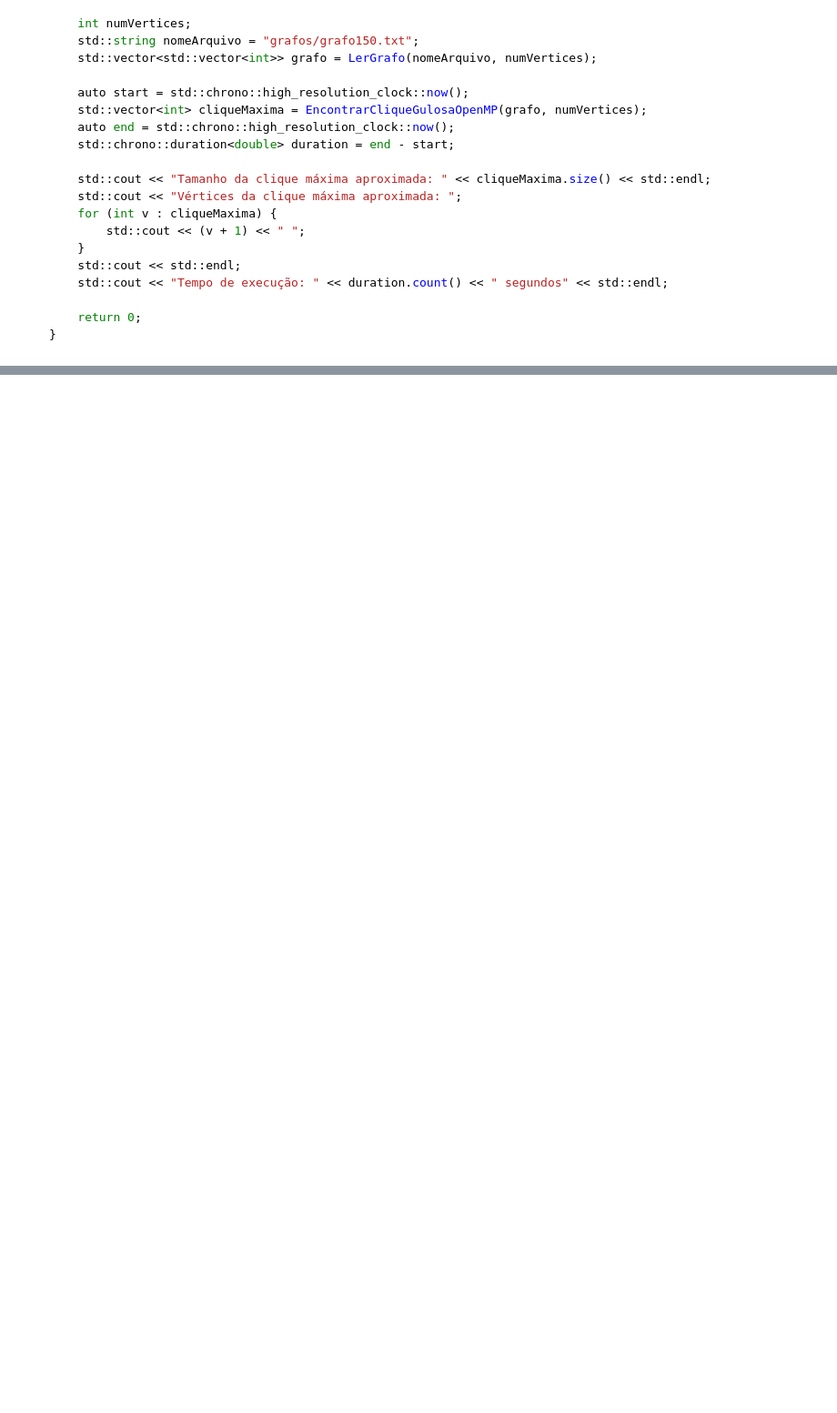
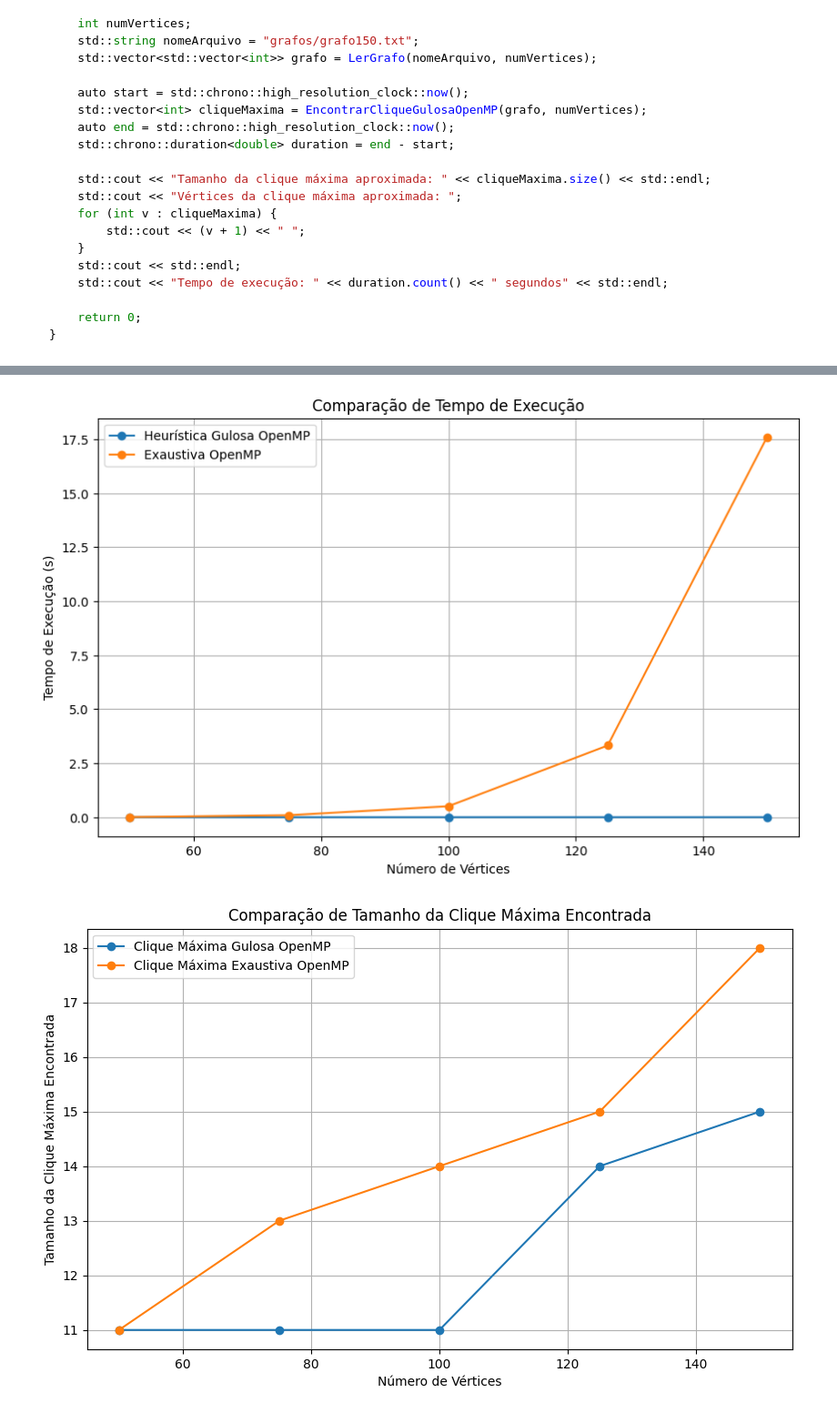
Before and after one commit to LucaMizrahi/SuperComp, a Jupyter notebook: projeto/projeto_LucaMizrahi.ipynb, the cells around one changed output, grey strips where cells are left out. Shown at 91% size. Cells and saved outputs as stored; diff of their text form; code cells hidden in the pictures; blank space fills up the shorter version.

```diff
--- a/projeto/projeto_LucaMizrahi.ipynb
+++ b/projeto/projeto_LucaMizrahi.ipynb
@@ -786,0 +792,34 @@ tools.display_dataframe_to_user(name="Tabela de Comparação de Resultados", dat
+# %%
+import matplotlib.pyplot as plt
+
+# Dados de comparação
+vertices = [50, 75, 100, 125, 150]
+t_gulosa_openmp = [0.00020838, 0.000306526, 0.000305226, 0.000370125, 0.000450047]
+t_exaustiva_openmp = [0.00569235, 0.0917215, 0.507962, 3.3208, 17.5914]
+c_max_gulosa_openmp = [11, 11, 11, 14, 15]
+c_max_exaustiva_openmp = [11, 13, 14, 15, 18]
+
+# Gráfico de tempo de execução
+plt.figure(figsize=(10, 6))
+plt.plot(vertices, t_gulosa_openmp, label="Heurística Gulosa OpenMP", marker='o')
+plt.plot(vertices, t_exaustiva_openmp, label="Exaustiva OpenMP", marker='o')
+plt.xlabel("Número de Vértices")
+plt.ylabel("Tempo de Execução (s)")
+plt.title("Comparação de Tempo de Execução")
+plt.legend()
+plt.grid(True)
+plt.show()
+
+# Gráfico de clique máxima encontrada
+plt.figure(figsize=(10, 6))
+plt.plot(vertices, c_max_gulosa_openmp, label="Clique Máxima Gulosa OpenMP", marker='o')
+plt.plot(vertices, c_max_exaustiva_openmp, label="Clique Máxima Exaustiva OpenMP", marker='o')
+plt.xlabel("Número de Vértices")
+plt.ylabel("Tamanho da Clique Máxima Encontrada")
+plt.title("Comparação de Tamanho da Clique Máxima Encontrada")
+plt.legend()
+plt.grid(True)
+plt.show()
+# %% [output]
+[figure, added]
+[figure, added]
```
Also changed, not shown: parts of 4 cells of this notebook.
